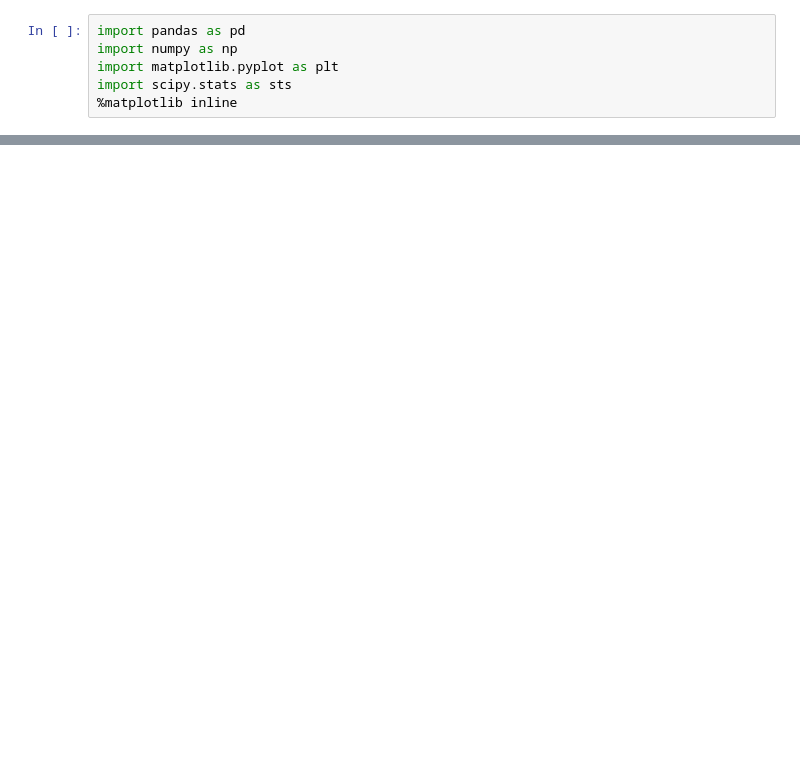
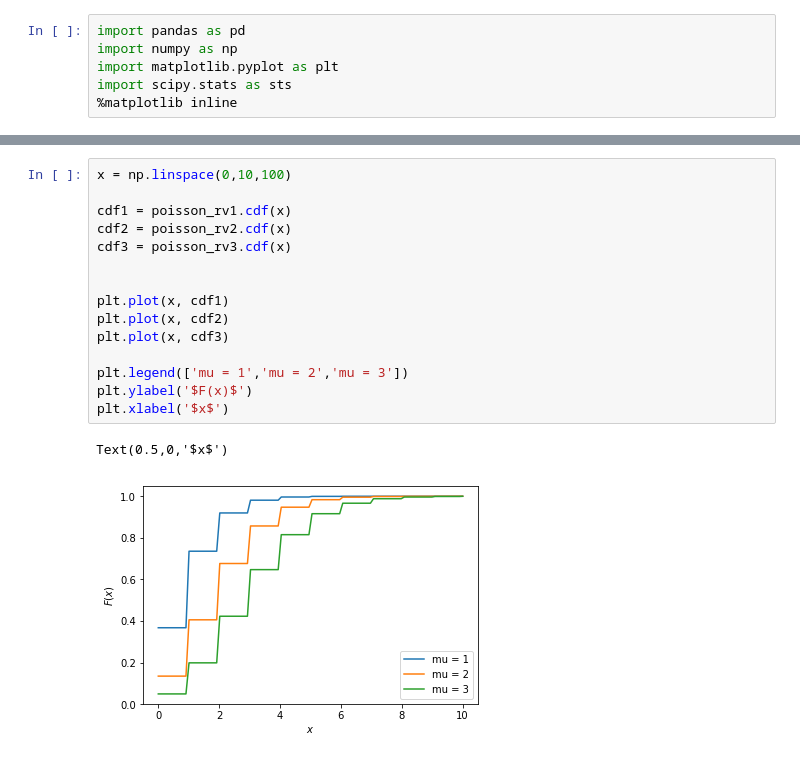
Before and after one commit to olgamonahova/python, a Jupyter notebook: Статистика ДЗ 1.ipynb, the cells around one changed output, grey strips where cells are left out. Cells and saved outputs as stored; diff of their text form; blank space fills up the shorter version.

```diff
--- a/Статистика ДЗ 1.ipynb
+++ b/Статистика ДЗ 1.ipynb
@@ -27,3 +36,21 @@ Text(0.5,0,'$x$')
+# %%
+x = np.linspace(0,10,100)
+
+cdf1 = poisson_rv1.cdf(x)
+cdf2 = poisson_rv2.cdf(x)
+cdf3 = poisson_rv3.cdf(x)
+
+
+plt.plot(x, cdf1)
+plt.plot(x, cdf2)
+plt.plot(x, cdf3)
+
+plt.legend(['mu = 1','mu = 2','mu = 3'])
+plt.ylabel('$F(x)$')
+plt.xlabel('$x$')
+# %% [output]
+Text(0.5,0,'$x$')
+[figure, added]
 # %%
 import seaborn as sns
 data_poisson = sts.poisson.rvs(mu=3, size=10000)
```
Also changed, not shown: parts of 8 cells of this notebook.
